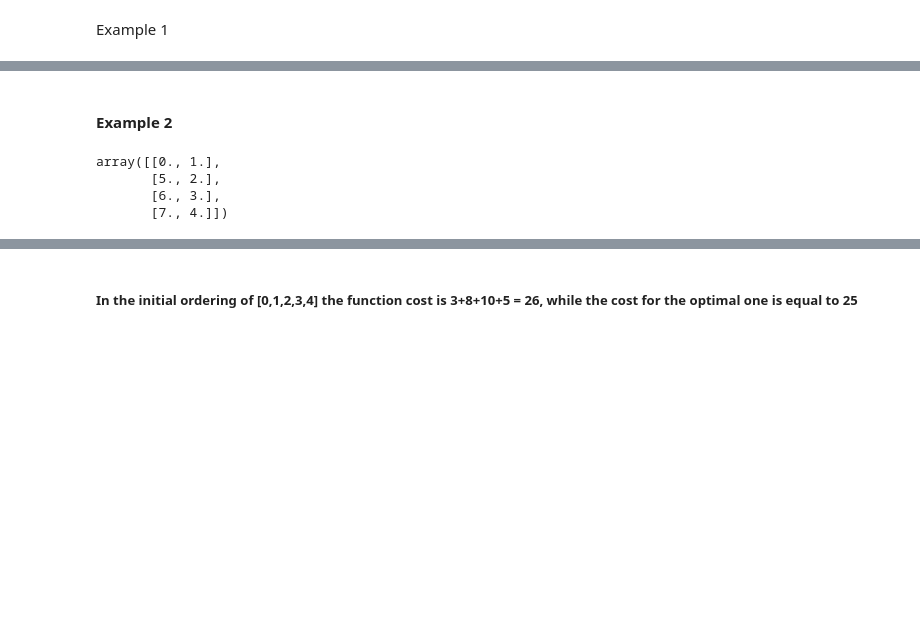
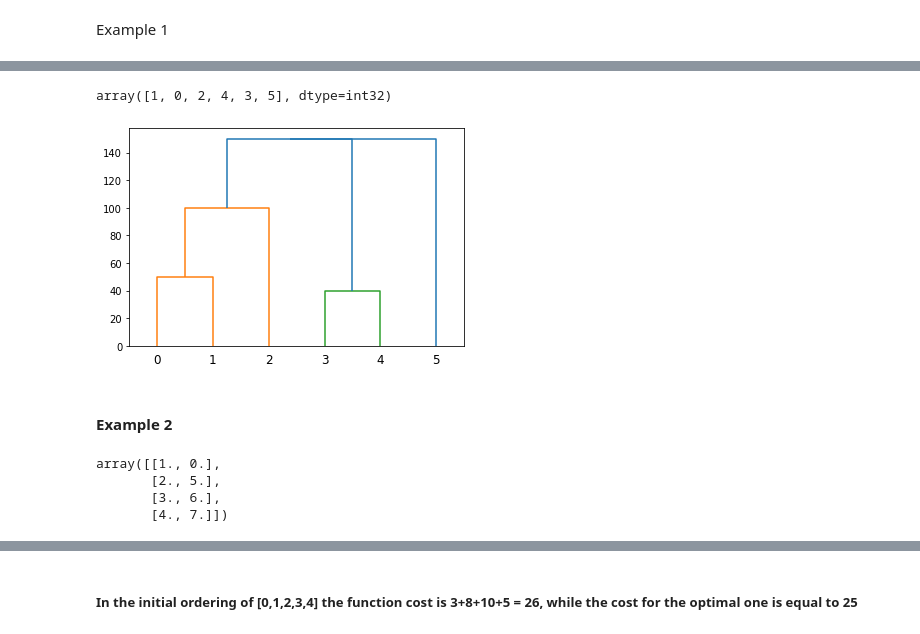
Before and after one commit to ghajduk3/OLOUT, a Jupyter notebook: Notebooks/Magistrska - OLOUT.ipynb, the cells around one changed output, grey strips where cells are left out. Cells and saved outputs as stored; diff of their text form; code cells hidden in the pictures; blank space fills up the shorter version.

```diff
--- a/Notebooks/Magistrska - OLOUT.ipynb
+++ b/Notebooks/Magistrska - OLOUT.ipynb
@@ -257,14 +270,21 @@ array([1, 0, 2, 4, 3, 5], dtype=int32)
+# %%
+G = np.array([[0.0,1.0,50.0,2.0],[3.0,4.0,40.0,1.0],[6.0,2.0,100.0,3.0],[8.0,7.0,150.0,4.0],[9.0,5.0,150.0,5.0]])
+hierarchy.dendrogram(G)
+hierarchy.leaves_list(hierarchy.optimal_leaf_ordering(G,distances_1))
+# %% [output]
+array([1, 0, 2, 4, 3, 5], dtype=int32)
+[figure, added]
 # %% [markdown]
 #### Example 2
 # %%
-newick_string_tree_2 = '(3:2.000000, (2:4.000000, (1:3.000000, 0:2.000000)5:3.000000)6:2.000000, 4:1.000000)7'
-# link_matrix_2 = produce_linkage_matrix(newick_string_tree_2,np.array(distances))
-newick_parser(newick_string_tree_2)
+newick_string_tree_2 = '(3:2.000000, (2:4.000000, (1:3.000000, 0:2.000000):3.000000):2.000000, 4:1.000000)'
+link_matrix_2 = produce_linkage_matrix(newick_string_tree_2,distances)
+newick_parser(newick_string_tree_2,distances)
 # %% [output]
-array([[0., 1.],
-       [5., 2.],
-       [6., 3.],
-       [7., 4.]])
+array([[1., 0.],
+       [2., 5.],
+       [3., 6.],
+       [4., 7.]])
 # %%
 link_matrix_2
 # %% [output]
```
Also changed, not shown: parts of 12 cells of this notebook, 2 other files.
